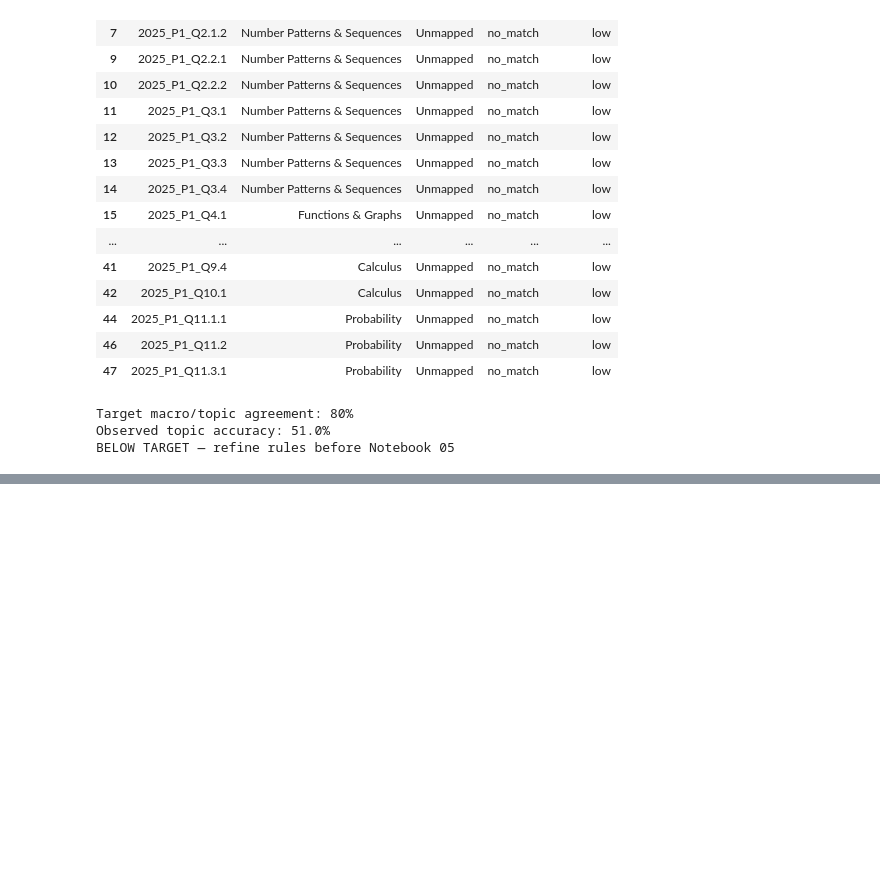
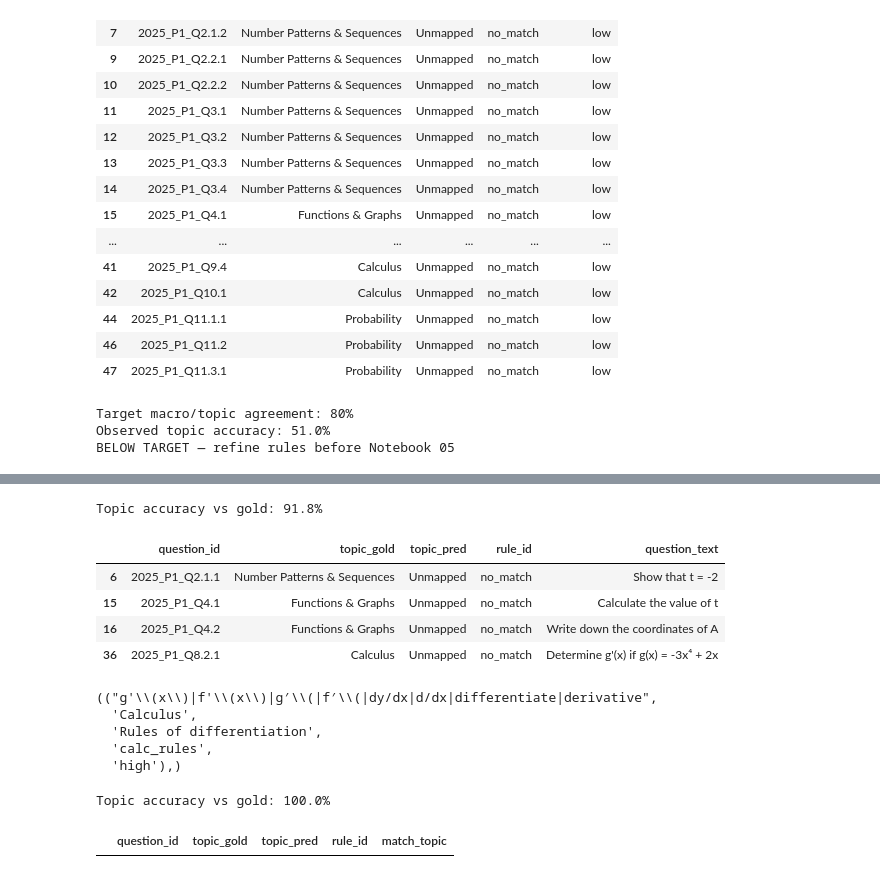
Before and after one commit to x892-boarberge/Matric-Maths-Exam-Intelligence, a Jupyter notebook: docs/Curriculum _or_topic _mapping.ipynb, the cells around one changed output, grey strips where cells are left out. Saved outputs shown, nothing was run; the diff lists cells and outputs as text; code cells hidden in the pictures; blank space fills up the shorter version.

```diff
--- a/docs/Curriculum _or_topic _mapping.ipynb
+++ b/docs/Curriculum _or_topic _mapping.ipynb
@@ -498,0 +702,35 @@ BELOW TARGET — refine rules before Notebook 05
+# %%
+pred_rows = []
+for _, row in gold_df.iterrows():
+    topic, subtopic, method, rule_id, conf = map_topic(str(row["question_text"]))
+    pred_rows.append({
+        "question_id": row["question_id"],
+        "topic_gold": row["topic_gold"],
+        "topic_pred": topic,
+        "rule_id": rule_id,
+        "match_topic": row["topic_gold"] == topic,
+        "question_text": str(row["question_text"])[:140],
+    })
+
+pred_df = pd.DataFrame(pred_rows)
+accuracy = pred_df["match_topic"].mean()
+print(f"Topic accuracy vs gold: {accuracy:.1%}")
+display(pred_df[~pred_df["match_topic"]][
+    ["question_id", "topic_gold", "topic_pred", "rule_id", "question_text"]
+])
+# %% [output]
+Topic accuracy vs gold: 91.8%
+|  | question_id | topic_gold | topic_pred | rule_id | question_text |
+| 6 | 2025_P1_Q2.1.1 | Number Patterns & Sequences | Unmapped | no_match | Show that t = -2 |
+| 15 | 2025_P1_Q4.1 | Functions & Graphs | Unmapped | no_match | Calculate the value of t |
+| 16 | 2025_P1_Q4.2 | Functions & Graphs | Unmapped | no_match | Write down the coordinates of A |
+| 36 | 2025_P1_Q8.2.1 | Calculus | Unmapped | no_match | Determine g'(x) if g(x) = -3x⁴ + 2x |
+# %%
+(r"g'\(x\)|f'\(x\)|g′\(|f′\(|dy/dx|d/dx|differentiate|derivative",
+ "Calculus", "Rules of differentiation", "calc_rules", "high"),
+# %% [output]
+(("g'\\(x\\)|f'\\(x\\)|g′\\(|f′\\(|dy/dx|d/dx|differentiate|derivative",
+  'Calculus',
+  'Rules of differentiation',
+  'calc_rules',
+  'high'),)
@@ -498,0 +827,19 @@ BELOW TARGET — refine rules before Notebook 05
+# %%
+pred_rows = []
+for _, row in gold_df.iterrows():
+    result = map_topic(str(row["question_text"]), question_id=row["question_id"])
+    topic, subtopic, method, rule_id, conf = result
+    pred_rows.append({
+        "question_id": row["question_id"],
+        "topic_gold": row["topic_gold"],
+        "topic_pred": topic,
+        "rule_id": rule_id,
+        "match_topic": row["topic_gold"] == topic,
+    })
+
+pred_df = pd.DataFrame(pred_rows)
+print(f"Topic accuracy vs gold: {pred_df['match_topic'].mean():.1%}")
+display(pred_df[~pred_df["match_topic"]])
+# %% [output]
+Topic accuracy vs gold: 100.0%
+|  | question_id | topic_gold | topic_pred | rule_id | match_topic |
```
Also changed, not shown: parts of 16 cells of this notebook, 3 other files.
